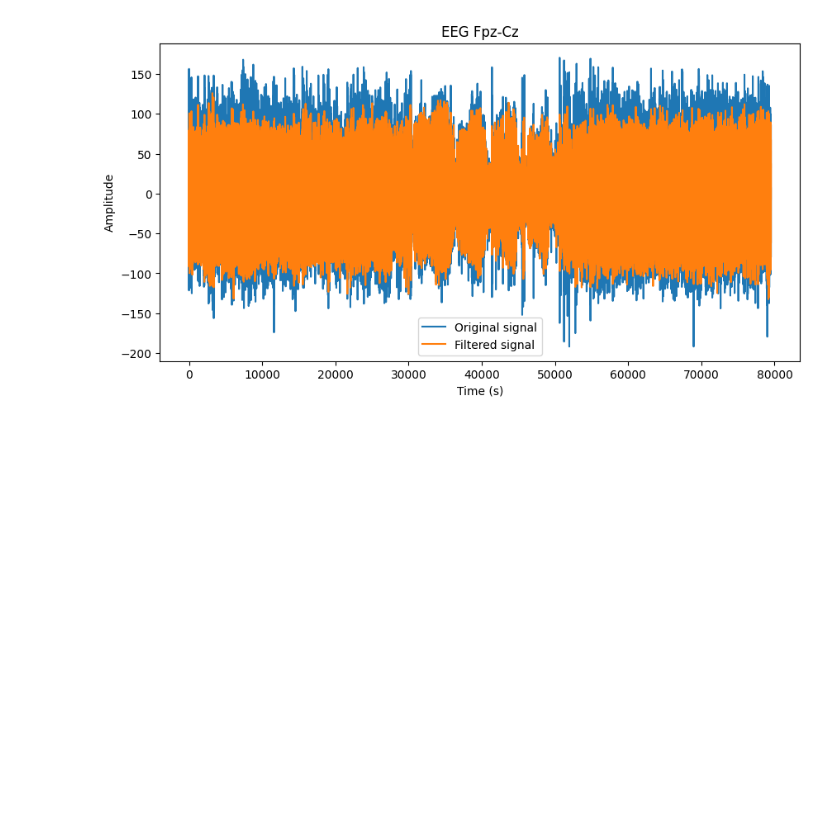
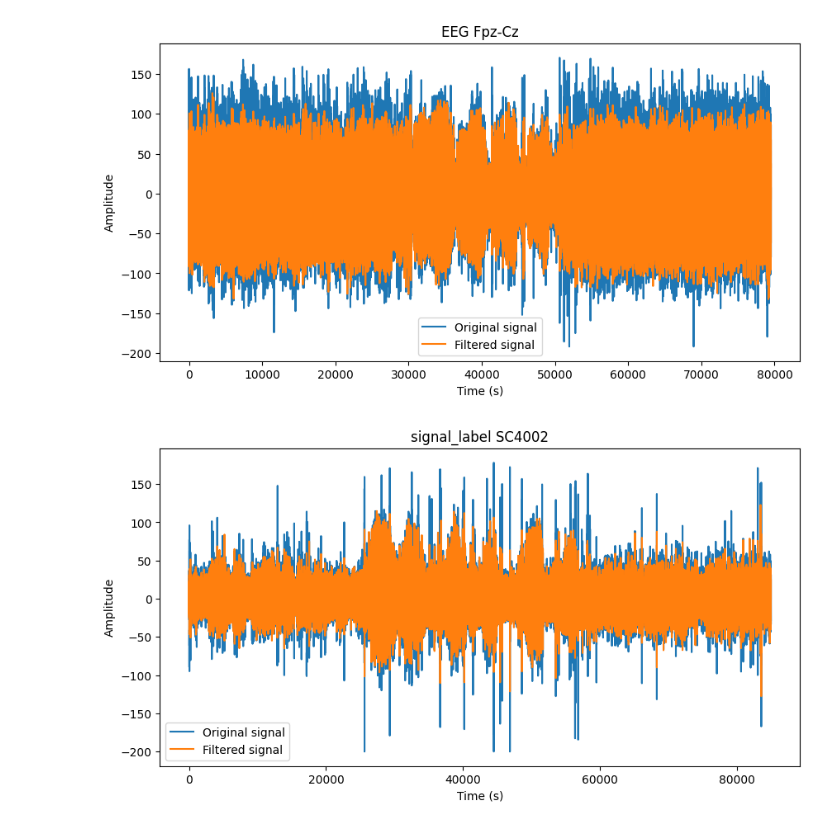
Before and after one commit to iajaykarthick/SleepStageClassifier, a Jupyter notebook: notebooks/01_signal_preprocessing.ipynb, the cells around one changed output. Cells and saved outputs as stored; diff of their text form; code cells hidden in the pictures; blank space fills up the shorter version.

```diff
--- a/notebooks/01_signal_preprocessing.ipynb
+++ b/notebooks/01_signal_preprocessing.ipynb
@@ -121,10 +123,11 @@ class BandpassFilter(BaseEstimator, TransformerMixin):
         return self
 
     def transform(self, X, y=None):
-        if isinstance(X, PSG):
+        if isinstance(X, PSG) or isinstance(X, PSGHypnogramPair):
             X = [X]
+
         X_transformed = []
-        for x in X:
+        for x in tqdm(X, desc='Filtering signals', unit='signal', total=len(X)):
             X_transformed.append(self._transform(x))
 
         if len(X_transformed) == 1:
@@ -132,8 +135,13 @@ class BandpassFilter(BaseEstimator, TransformerMixin):
 
         return X_transformed
 
-    def _transform(self, psg):
+    def _transform(self, x):
+        if isinstance(x, PSGHypnogramPair):
+            psg = x.psg
+        elif isinstance(x, PSG):
+            psg = x
         signal_labels = psg.get_signal_labels()
+
         for signal_label in signal_labels:
             signal = psg.get_signal(signal_label)
             signal_type = signal_label.split(' ')[0]
@@ -144,7 +152,7 @@ class BandpassFilter(BaseEstimator, TransformerMixin):
             sampling_rate = psg.get_sampling_frequency(signal_label)
             filtered_signal = bandpass_filter(signal, lowcut, highcut, sampling_rate)
             psg.set_signal(signal_label, filtered_signal)
-        return psg
+        return x
 
 
     def fit_transform(self, X: PSG, y=None):
@@ -154,7 +162,6 @@ class BandpassFilter(BaseEstimator, TransformerMixin):
         except Exception as e:
             print(e)
             X_transformed = X
-        X.close()
         return X_transformed
 # %%
 # Create the transformer
@@ -181,3 +188,29 @@ plt.legend()
 plt.show()
 # %% [output]
 [figure]
+# %%
+dataset = []
+for session_id, psg_file, hypnogram_file in tqdm(participants[['session_id', 'psg_file', 'hypnogram_file']].values, desc='Loading data'):
+    data = PSGHypnogramPair(psg_file, hypnogram_file, session_id)
+    dataset.append(data)
+# %%
+bp = BandpassFilter(filter_settings)
+filtered_dataset = bp.fit_transform(dataset)
+# %%
+signal_label = 'EEG Pz-Oz'
+session_id = dataset[1].session_id
+signal = dataset[1].psg.get_signal(signal_label)
+filtered_signal = filtered_dataset[1].psg.get_signal(signal_label, filtered=True)
+
+time = np.arange(0, len(signal)) / psg.get_sampling_frequency(signal_label)
+
+plt.figure(figsize=(10, 5))
+plt.plot(time, signal, label='Original signal')
+plt.plot(time, filtered_signal, label='Filtered signal')
+plt.xlabel('Time (s)')
+plt.ylabel('Amplitude')
+plt.title(f"signal_label {session_id}")
+plt.legend()
+plt.show()
+# %% [output]
+[figure, added]
```
Also changed, not shown: parts of 1 cell of this notebook, 1 other file.
